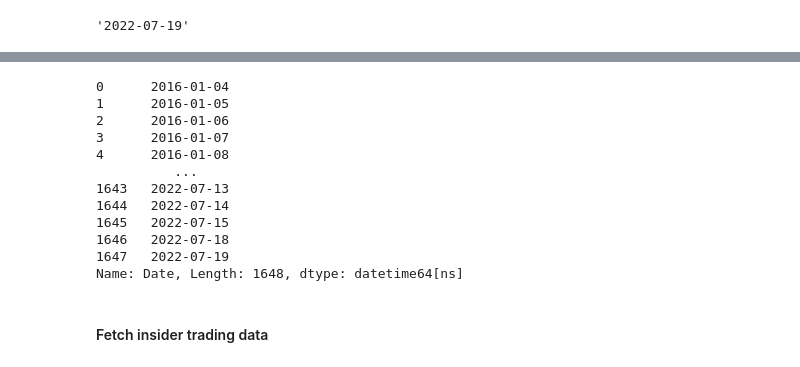
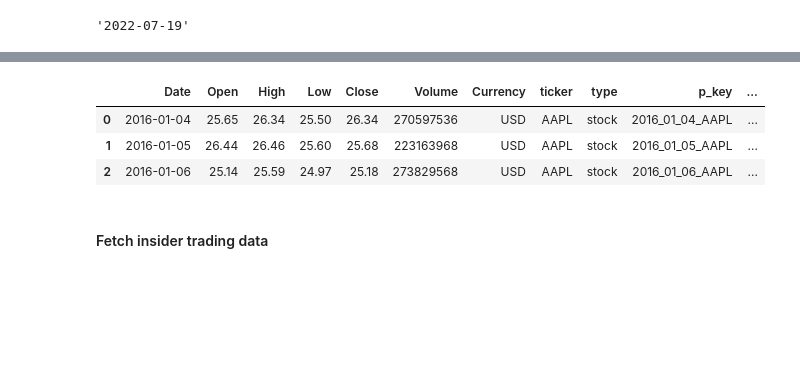
Before and after one commit to hooman34/platform, a Jupyter notebook: notebooks/99_insider_trading_analysis.ipynb, the cells around one changed output, grey strips where cells are left out. Cells and saved outputs as stored; diff of their text form; code cells hidden in the pictures; blank space fills up the shorter version.

```diff
--- a/notebooks/99_insider_trading_analysis.ipynb
+++ b/notebooks/99_insider_trading_analysis.ipynb
@@ -32,18 +30,12 @@ total_stock = investing_api('stock', 'AAPL', '2016-01-01', today)
-# %%
-total_stock.Date
-# %% [output]
-0      2016-01-04
-1      2016-01-05
-2      2016-01-06
-3      2016-01-07
-4      2016-01-08
-          ...
-1643   2022-07-13
-1644   2022-07-14
-1645   2022-07-15
-1646   2022-07-18
-1647   2022-07-19
-Name: Date, Length: 1648, dtype: datetime64[ns]
+# %%
+total_stock = create_price_features(total_stock)
+# %%
+total_stock.head(3)
+# %% [output]
+|  | Date | Open | High | Low | Close | Volume | Currency | ticker | type | p_key | ... |
+| 0 | 2016-01-04 | 25.65 | 26.34 | 25.50 | 26.34 | 270597536 | USD | AAPL | stock | 2016_01_04_AAPL | ... |
+| 1 | 2016-01-05 | 26.44 | 26.46 | 25.60 | 25.68 | 223163968 | USD | AAPL | stock | 2016_01_05_AAPL | ... |
+| 2 | 2016-01-06 | 25.14 | 25.59 | 24.97 | 25.18 | 273829568 | USD | AAPL | stock | 2016_01_06_AAPL | ... |
 # %% [markdown]
 #### Fetch insider trading data
 # %%
```
Also changed, not shown: parts of 8 cells of this notebook, 4 other files.
